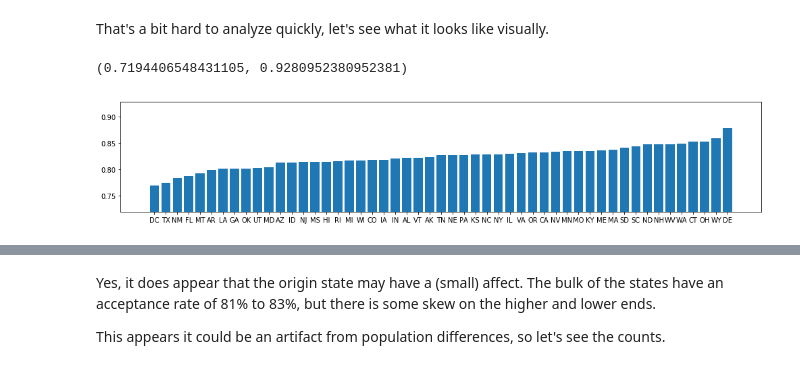
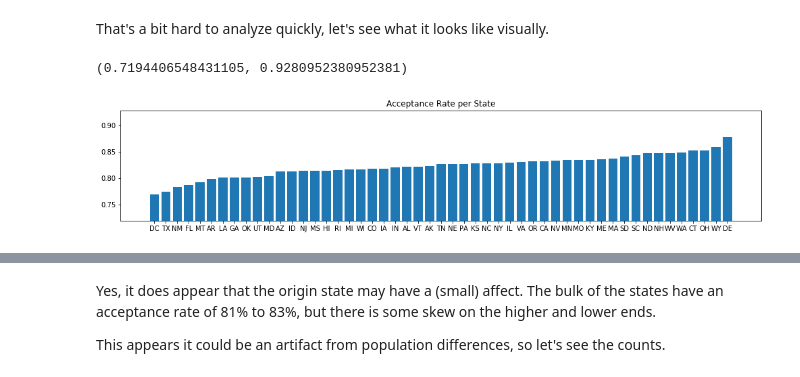
Before and after one commit to aaronpenne/machine_learning_nanodegree, a Jupyter notebook: donorschoose.ipynb, the cells around one changed output, grey strips where cells are left out. Saved outputs shown, nothing was run; the diff lists cells and outputs as text; code cells hidden in the pictures.

```diff
--- a/donorschoose.ipynb
+++ b/donorschoose.ipynb
@@ -18,4 +7,13 @@ Read in the test and training data from their downloaded location
 # %%
-res = pd.read_csv(os.path.join(data_dir, 'resources.csv'))
-train = pd.read_csv(os.path.join(data_dir, 'train.csv'))
-test = pd.read_csv(os.path.join(data_dir, 'train.csv'))
+import os
+import pandas as pd
+
+# Set up directories
+data_dir = 'data'
+output_dir = 'output'
+if not os.path.isdir(output_dir):
+    os.mkdir(output_dir)
+
+res = pd.read_csv(os.path.join(data_dir, 'resources.csv'), dtype='str')
+train = pd.read_csv(os.path.join(data_dir, 'train.csv'), dtype='str')
+test = pd.read_csv(os.path.join(data_dir, 'test.csv'), dtype='str')
@@ -214,7 +261,8 @@ That's a bit hard to analyze quickly, let's see what it looks like visually.
 # %%
 fig, ax = plt.subplots(figsize=(17, 3))
 plt.bar(list(pct.index), pct)
+plt.title('Acceptance Rate per State')
 ax.set_ylim([pct.min()-0.05, pct.max()+0.05])
 # %% [output]
 (0.7194406548431105, 0.9280952380952381)
-[figure, old version]
+[figure, new version]
```
Also changed, not shown: parts of 35 cells of this notebook, 1 other file.
